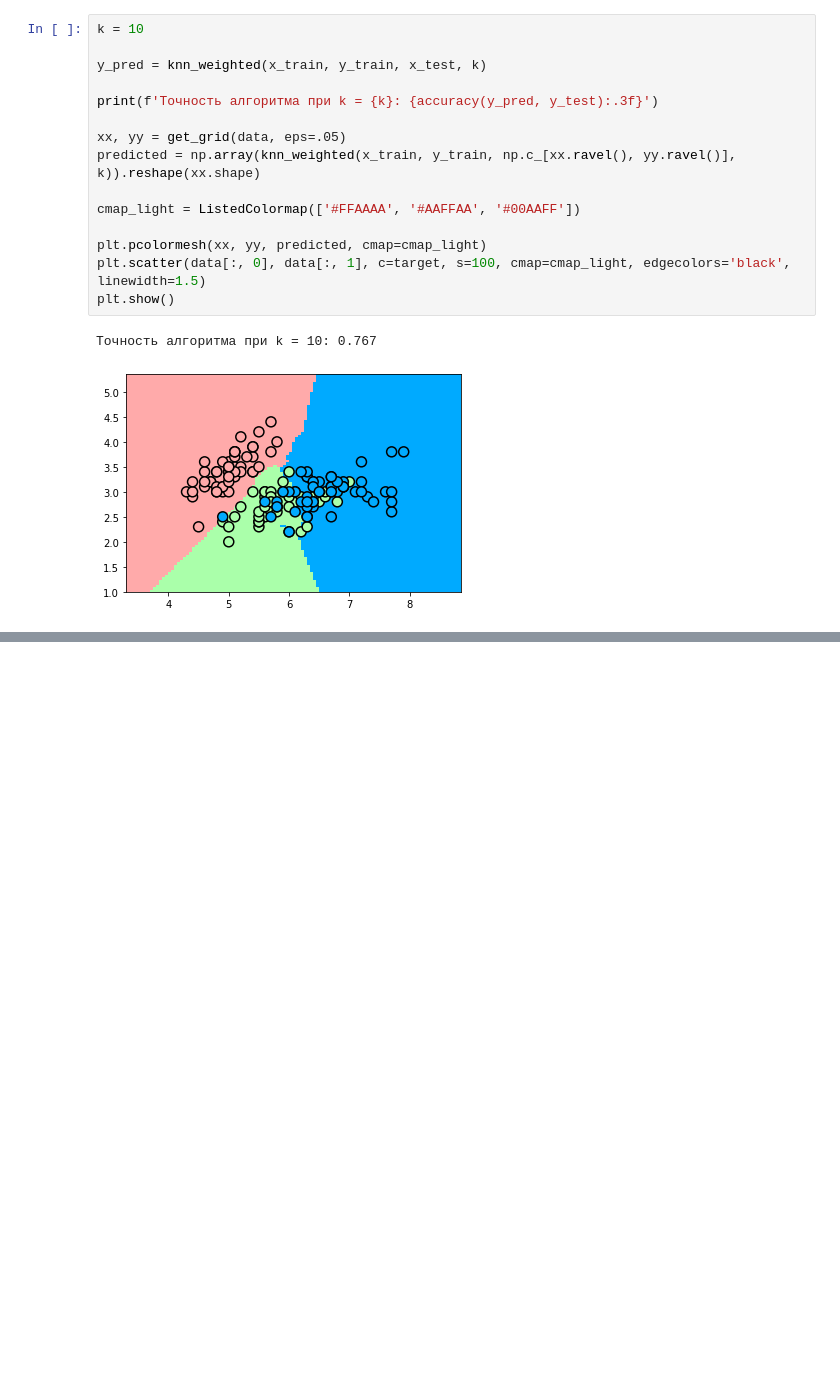
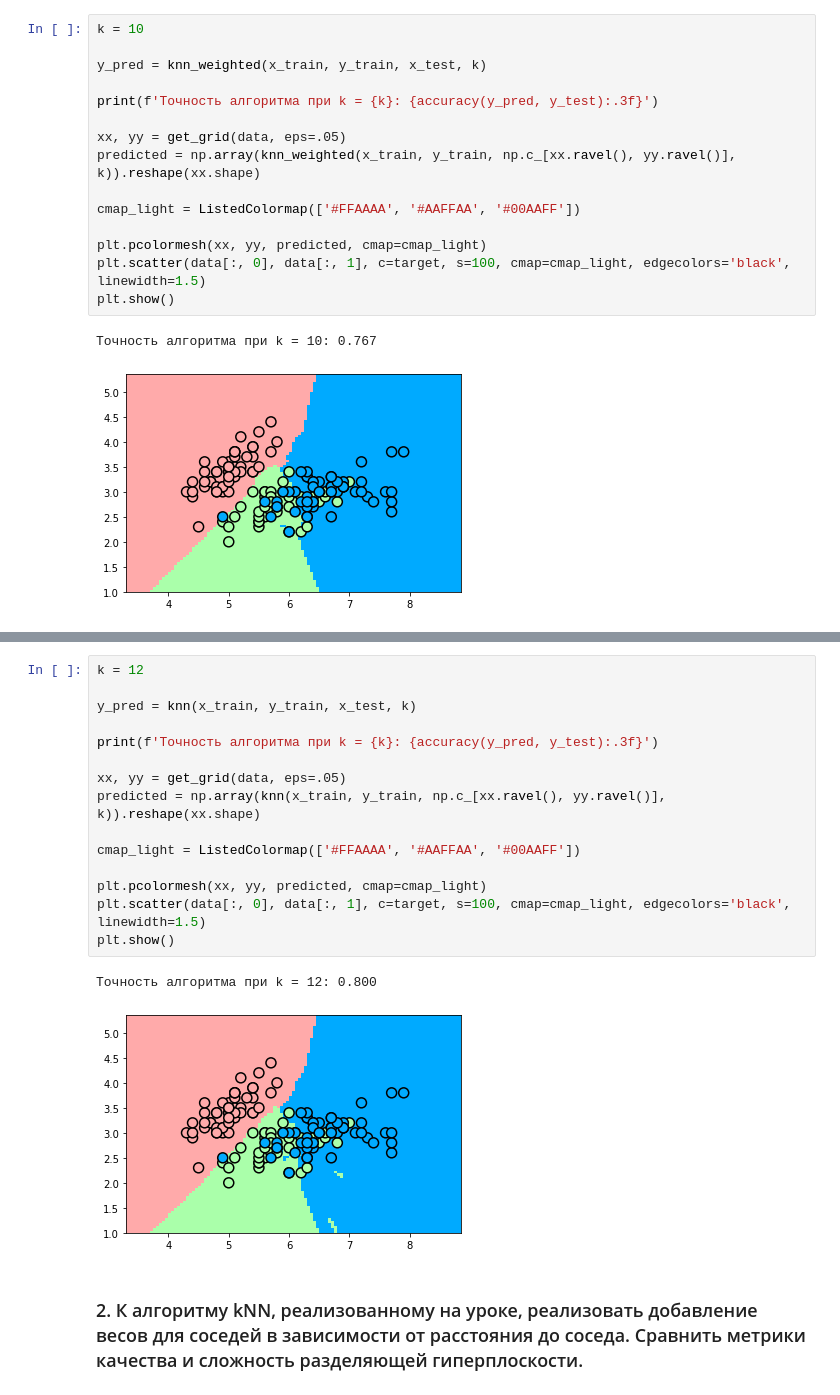
Before and after one commit to IInvasion/data_analysis_algorithms, a Jupyter notebook: practice_work_7.ipynb, the cells around one changed output, grey strips where cells are left out. Drawn from its saved outputs; the diff is of its cells as text; blank space fills up the shorter version.

```diff
--- a/practice_work_7.ipynb
+++ b/practice_work_7.ipynb
@@ -239,0 +294,20 @@ plt.show()
+# %%
+k = 12
+
+y_pred = knn(x_train, y_train, x_test, k)
+
+print(f'Точность алгоритма при k = {k}: {accuracy(y_pred, y_test):.3f}')
+
+xx, yy = get_grid(data, eps=.05)
+predicted = np.array(knn(x_train, y_train, np.c_[xx.ravel(), yy.ravel()], k)).reshape(xx.shape)
+
+cmap_light = ListedColormap(['#FFAAAA', '#AAFFAA', '#00AAFF'])
+
+plt.pcolormesh(xx, yy, predicted, cmap=cmap_light)
+plt.scatter(data[:, 0], data[:, 1], c=target, s=100, cmap=cmap_light, edgecolors='black', linewidth=1.5)
+plt.show()
+# %% [output]
+Точность алгоритма при k = 12: 0.800
+[figure, added]
+# %% [markdown]
+### 2. К алгоритму kNN, реализованному на уроке, реализовать добавление весов для соседей в зависимости от расстояния до соседа. Сравнить метрики качества и сложность разделяющей гиперплоскости.
```
Also changed, not shown: parts of 13 cells of this notebook.
